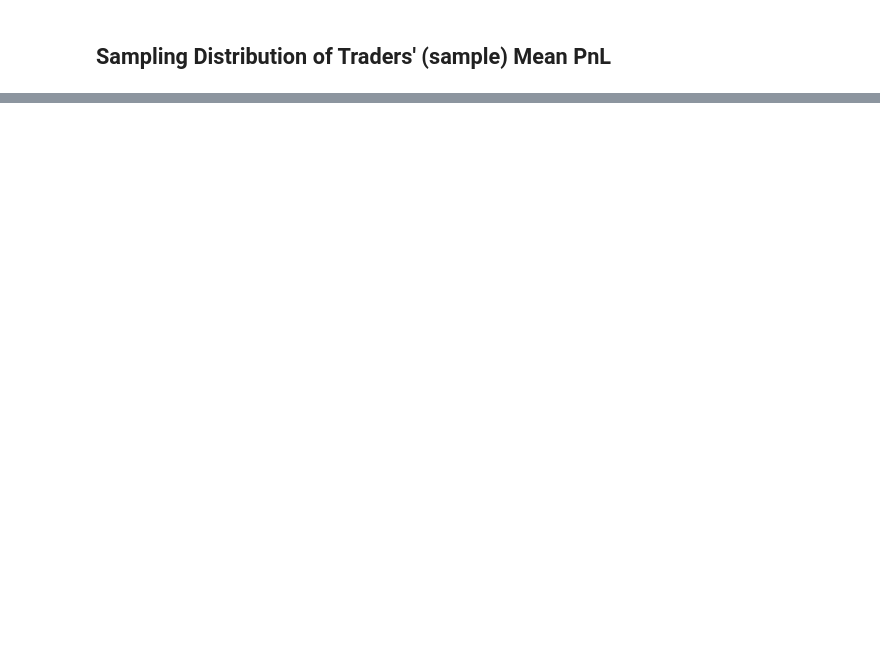
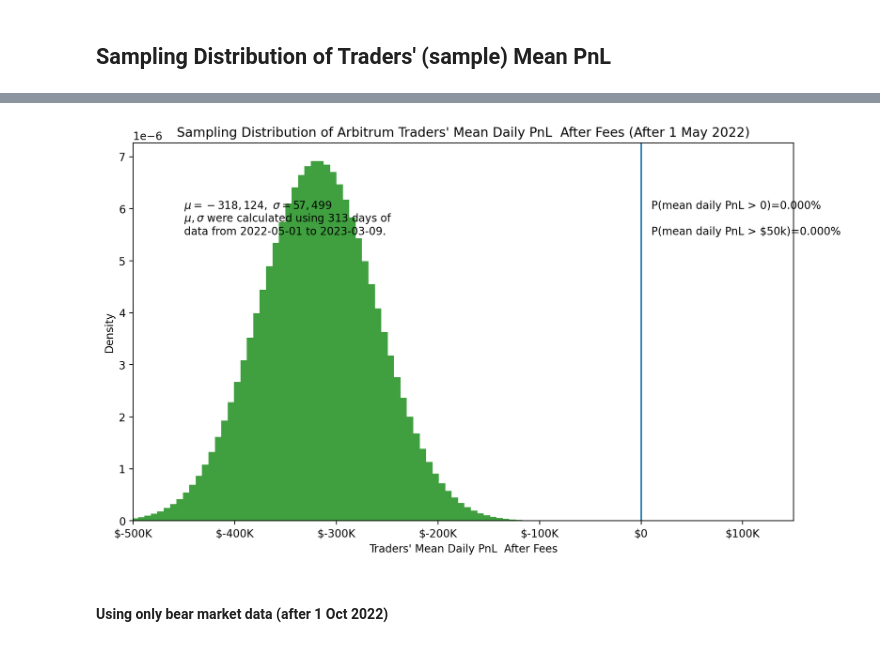
Before and after one commit to coindataschool/GMX, a Jupyter notebook: notebook/Arbitrum/glp_tail_risk.ipynb, the cells around one changed output, grey strips where cells are left out. Saved outputs shown, nothing was run; the diff lists cells and outputs as text; code cells hidden in the pictures; blank space fills up the shorter version.

```diff
--- a/notebook/Arbitrum/glp_tail_risk.ipynb
+++ b/notebook/Arbitrum/glp_tail_risk.ipynb
@@ -184,0 +204,13 @@ run_sampling_dist_traders_pnl('trader_pnl_after_fees', xlim_lwr = -500_000, xlim
+# %%
+run_sampling_dist_traders_pnl(
+    subdf, 'trader_pnl_after_fees',
+    text_lab1_y1pos = 0.6e-5,
+    text_lab1_y2pos = 0.55e-5,
+    text_lab2_y1pos = 0.6e-5,
+    text_lab2_y2pos = 0.55e-5,
+    xlim_lwr = -500_000, xlim_upr = 150_000,
+    data_period = 'after_1_may_2022')
+# %% [output]
+[figure, added]
+# %% [markdown]
+#### Using only bear market data (after 1 Oct 2022)
```
Also changed, not shown: parts of 19 cells of this notebook, 10 other files.
